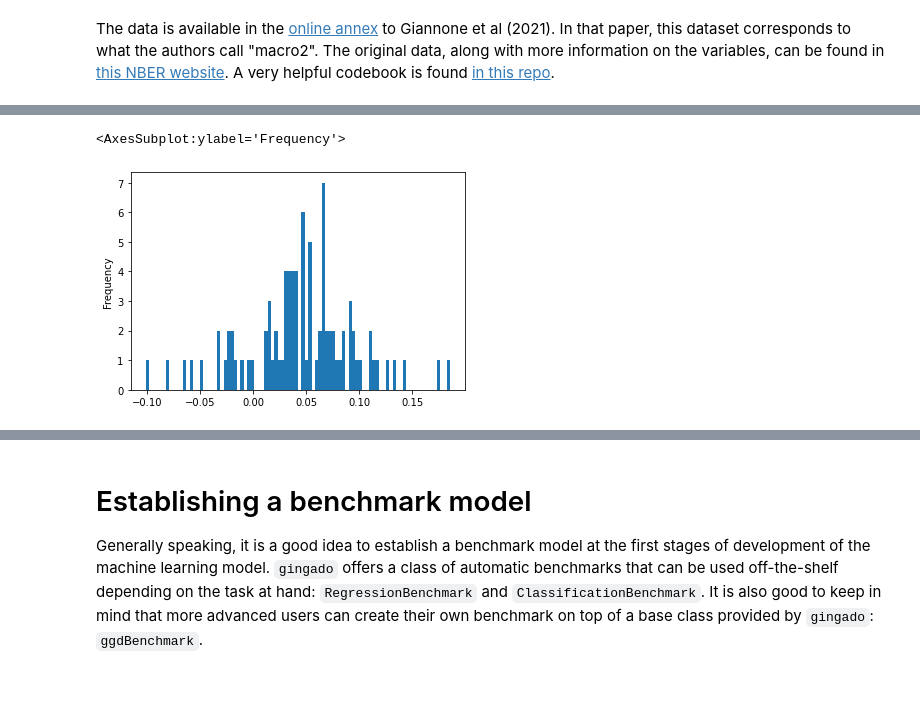
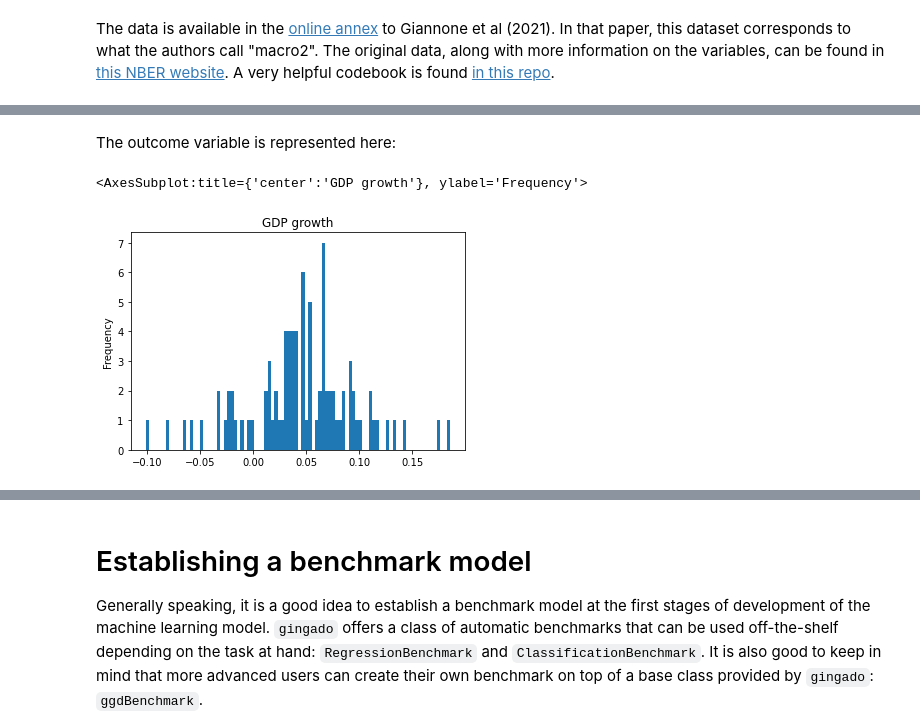
Before and after one commit to dkgaraujo/gingado, a Jupyter notebook: 01_BarroLee1994.ipynb, the cells around one changed output, grey strips where cells are left out. Saved outputs shown, nothing was run; the diff lists cells and outputs as text; code cells hidden in the pictures; blank space fills up the shorter version.

```diff
--- a/01_BarroLee1994.ipynb
+++ b/01_BarroLee1994.ipynb
@@ -31 +26,5 @@ df = pd.DataFrame(growth_data['data'], columns=colnames)
+# %%
+from gingado.datasets import load_BarroLee_1994
+
+X, y = load_BarroLee_1994()
 # %% [markdown]
@@ -45,3 +31,0 @@ For the remainder of this notebook, the dataset will be divided into an `X` data
-# %%
-y = df.pop('Outcome')
-X = df
@@ -48,5 +61,7 @@ X = df
+# %% [markdown]
+The outcome variable is represented here:
 # %%
-y.plot.hist(bins=90)
+y.plot.hist(bins=90, title='GDP growth')
 # %% [output]
-<AxesSubplot:ylabel='Frequency'>
+<AxesSubplot:title={'center':'GDP growth'}, ylabel='Frequency'>
-[figure, old version]
+[figure, new version]
```
Also changed, not shown: parts of 34 cells of this notebook, 15 other files.
